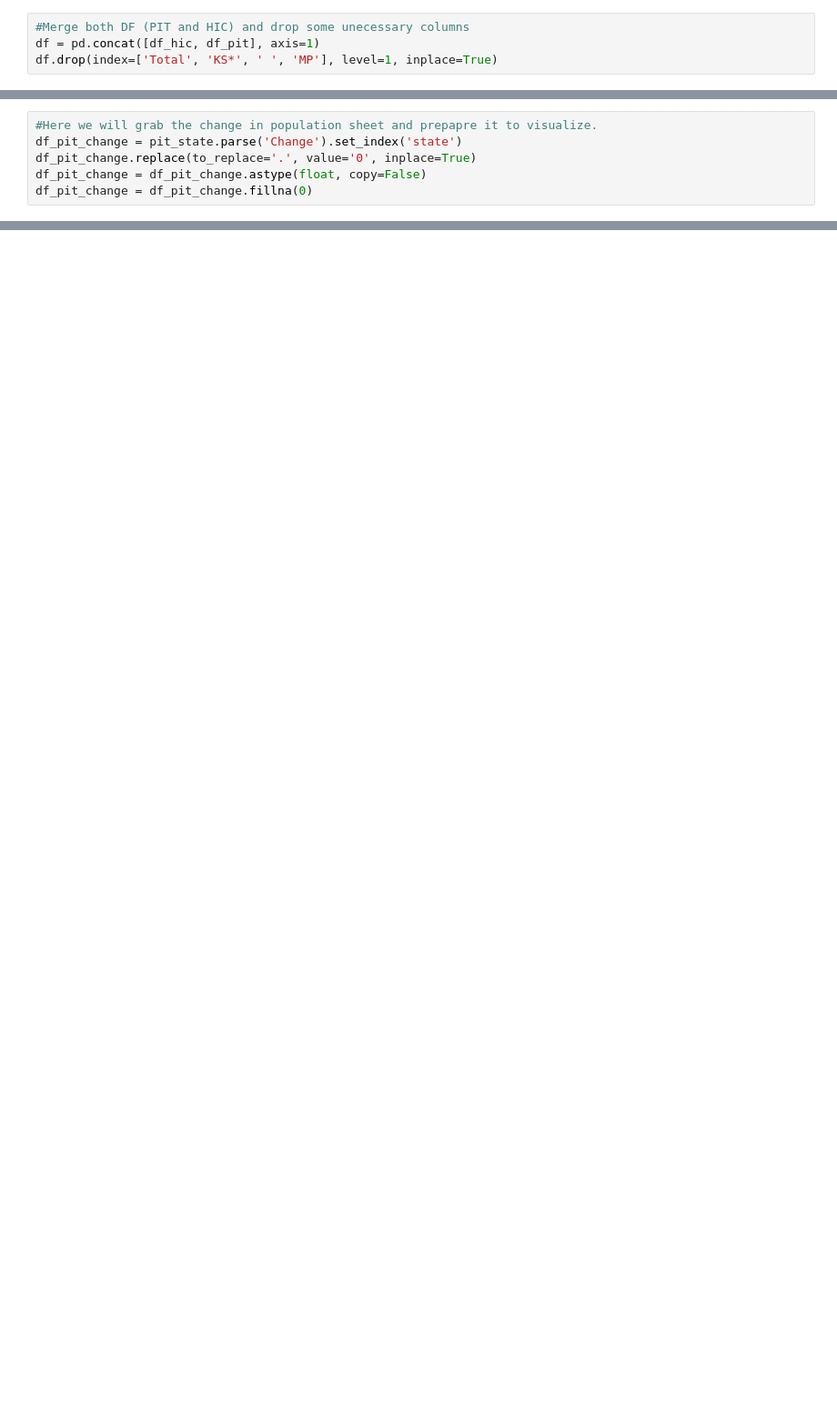
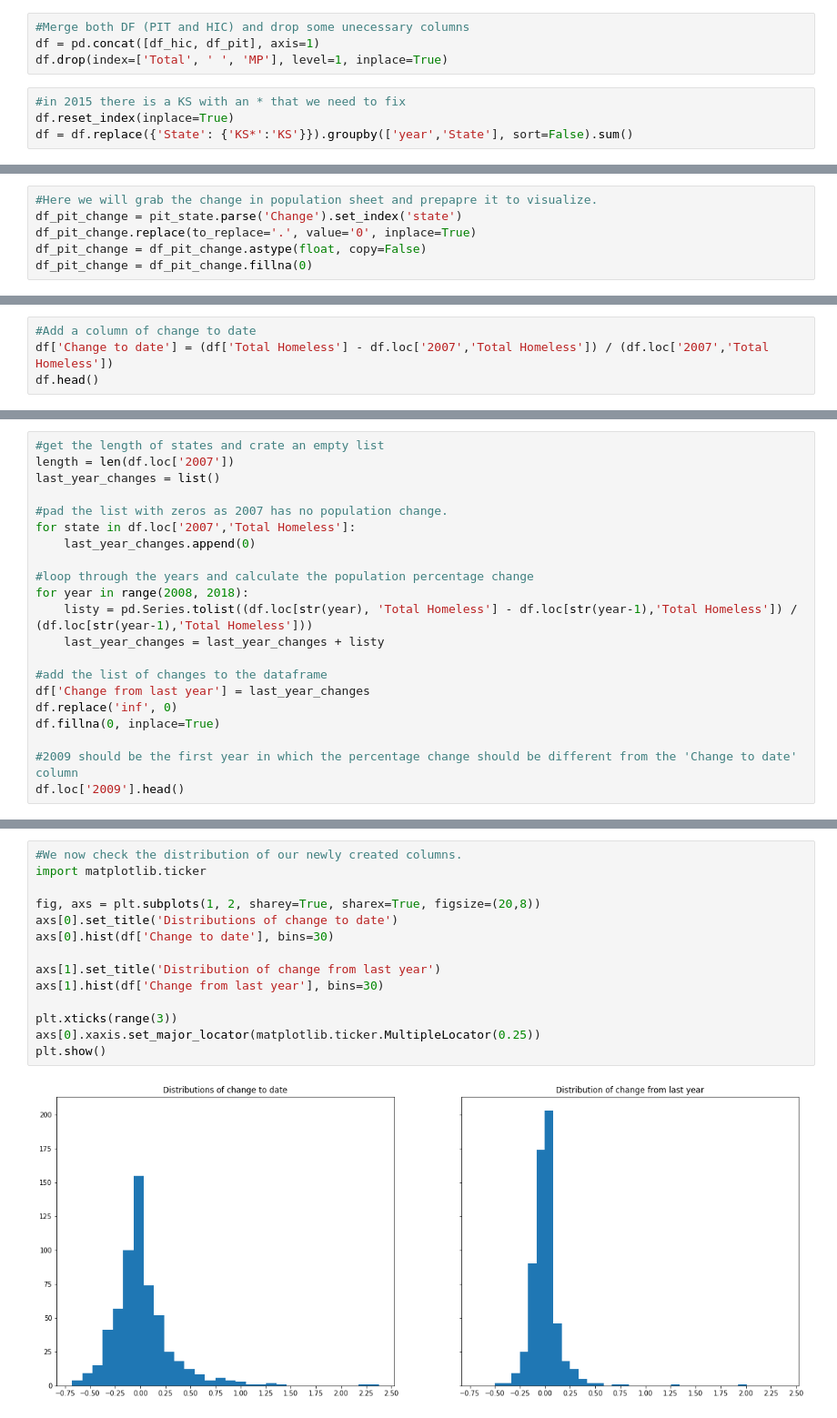
Before and after one commit to andrew-d-watkins/Examining-the-Homeless-Population-of-the-US, a Jupyter notebook: Story Telling.ipynb, the cells around one changed output, grey strips where cells are left out. Shown at 91% size. Cells and saved outputs as stored; diff of their text form; blank space fills up the shorter version.

```diff
--- a/Story Telling.ipynb
+++ b/Story Telling.ipynb
@@ -94,7 +94,11 @@ df_pit = df_pit.astype(float, copy=False)
 # %%
 #Merge both DF (PIT and HIC) and drop some unecessary columns
 df = pd.concat([df_hic, df_pit], axis=1)
-df.drop(index=['Total', 'KS*', ' ', 'MP'], level=1, inplace=True)
+df.drop(index=['Total', ' ', 'MP'], level=1, inplace=True)
+# %%
+#in 2015 there is a KS with an * that we need to fix
+df.reset_index(inplace=True)
+df = df.replace({'State': {'KS*':'KS'}}).groupby(['year','State'], sort=False).sum()
 # %%
 #Create an aggregate column of the total of all the beds.
 df['Total Beds'] = df_hic['Total Year-Round Beds (ES)'] + df_hic['Total Year-Round Beds (TH)'] + df_hic['Total Year-Round Beds (SH)'] + df_hic['Total Year-Round Beds (PSH)'] + df_hic['Total Year-Round Beds (RRH)'] + df_hic['Total Year-Round Beds (DEM)'] + df_hic['Total Year-Round Beds (OPH)']
@@ -158,0 +184,4 @@ plt.show()
+# %%
+#Add a column of change to date
+df['Change to date'] = (df['Total Homeless'] - df.loc['2007','Total Homeless']) / (df.loc['2007','Total Homeless'])
+df.head()
@@ -158,0 +196,21 @@ plt.show()
+# %%
+#get the length of states and crate an empty list
+length = len(df.loc['2007'])
+last_year_changes = list()
+
+#pad the list with zeros as 2007 has no population change.
+for state in df.loc['2007','Total Homeless']:
+    last_year_changes.append(0)
+
+#loop through the years and calculate the population percentage change
+for year in range(2008, 2018):
+    listy = pd.Series.tolist((df.loc[str(year), 'Total Homeless'] - df.loc[str(year-1),'Total Homeless']) / (df.loc[str(year-1),'Total Homeless']))
+    last_year_changes = last_year_changes + listy
+
+#add the list of changes to the dataframe
+df['Change from last year'] = last_year_changes
+df.replace('inf', 0)
+df.fillna(0, inplace=True)
+
+#2009 should be the first year in which the percentage change should be different from the 'Change to date' column
+df.loc['2009'].head()
@@ -158,0 +225,16 @@ plt.show()
+# %%
+#We now check the distribution of our newly created columns.
+import matplotlib.ticker
+
+fig, axs = plt.subplots(1, 2, sharey=True, sharex=True, figsize=(20,8))
+axs[0].set_title('Distributions of change to date')
+axs[0].hist(df['Change to date'], bins=30)
+
+axs[1].set_title('Distribution of change from last year')
+axs[1].hist(df['Change from last year'], bins=30)
+
+plt.xticks(range(3))
+axs[0].xaxis.set_major_locator(matplotlib.ticker.MultipleLocator(0.25))
+plt.show()
+# %% [output]
+[figure, added]
```
Also changed, not shown: parts of 11 cells of this notebook.
